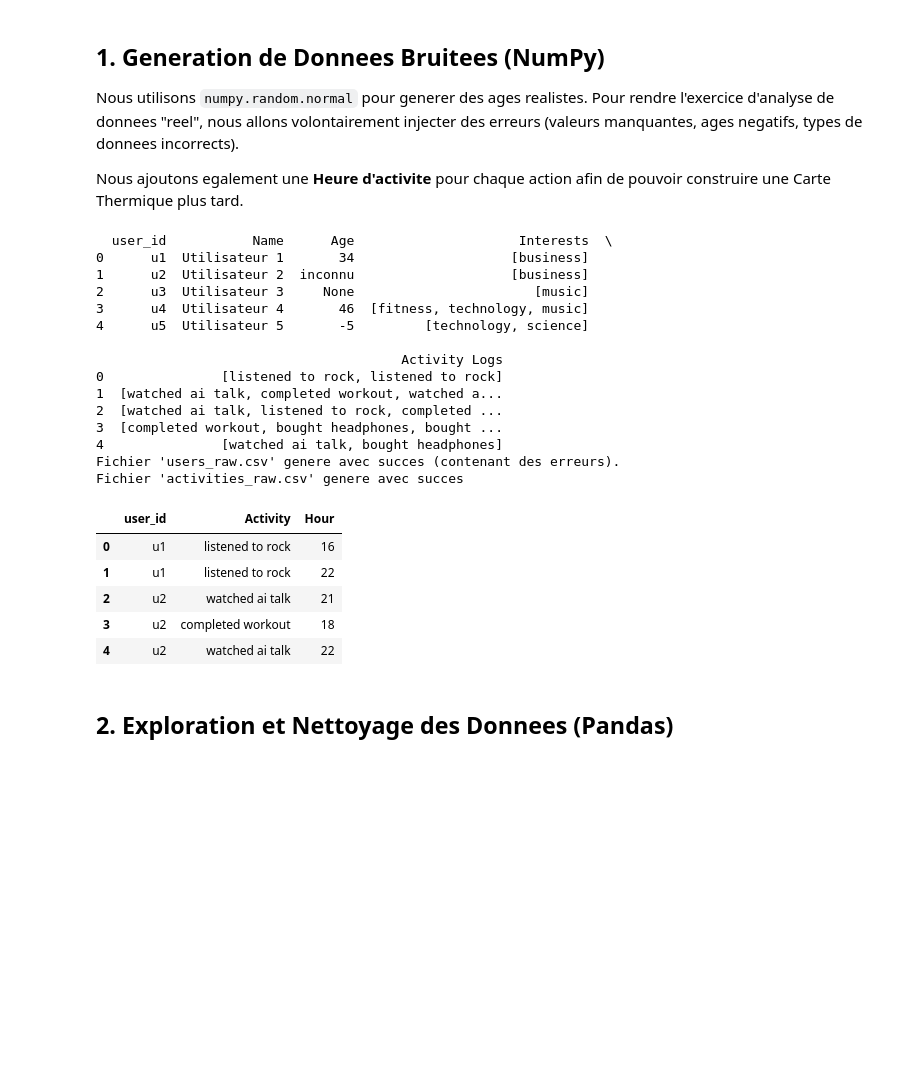
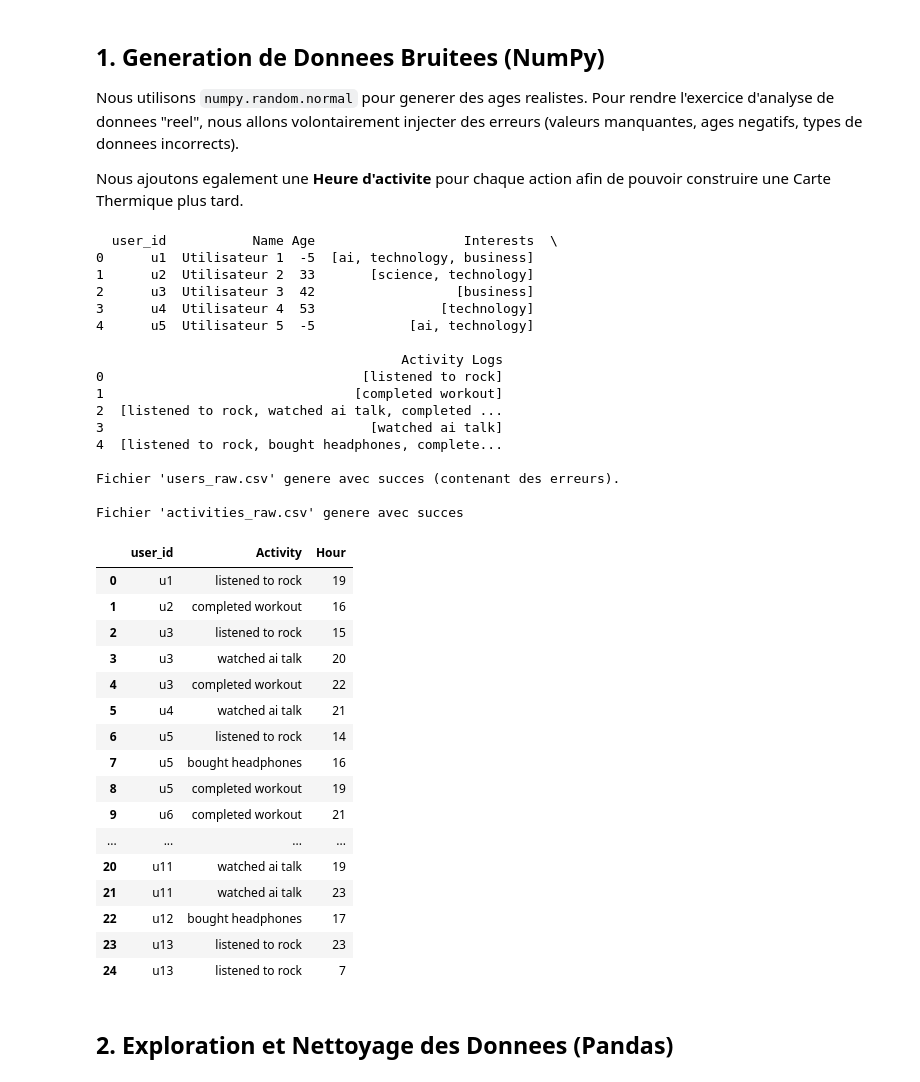
Before and after one commit to ZiaoKolo/Hackaton, a Jupyter notebook: content-recommender/notebooks/analyse_donnees.ipynb, the cells around one changed output. Saved outputs shown, nothing was run; the diff lists cells and outputs as text; code cells hidden in the pictures; blank space fills up the shorter version.

```diff
--- a/content-recommender/notebooks/analyse_donnees.ipynb
+++ b/content-recommender/notebooks/analyse_donnees.ipynb
@@ -37,8 +35,7 @@ Pour rendre l'exercice d'analyse de donnees "reel", nous allons volontairement i
 
 Nous ajoutons egalement une **Heure d'activite** pour chaque action afin de pouvoir construire une Carte Thermique plus tard.
 # %%
-random.seed(42)
-
+np.random.seed(42)
 ALL_INTERESTS = ["technology", "music", "fitness", "health", "ai", "business", "science"]
 ALL_ACTIVITIES = ["watched ai talk", "listened to rock", "bought headphones", "completed workout"]
 
@@ -74,50 +71,63 @@ for i in range(50):
 
         # On sauvegarde le detail pour la Heatmap plus tard
         journal_activites.append({"user_id": f"u{i+1}", "Activity": act, "Hour": heure})
 
     user = {
         "user_id": f"u{i+1}",
         "Name": f"Utilisateur {i+1}",
         "Age": age,
         "Interests": interets,
         "Activity Logs": activites_user
     }
     utilisateurs_bruts.append(user)
 
 # Sauvegarde du fichier "sale" dans un CSV
 df_sale = pd.DataFrame(utilisateurs_bruts)
 print(df_sale.head())
 
 df_sale.to_csv("../data/users_raw.csv", index=False)
 print("\nFichier 'users_raw.csv' genere avec succes (contenant des erreurs).")
 
 # On garde le detail des activites dans un DataFrame pour la Heatmap
 df_activites = pd.DataFrame(journal_activites)
 df_activites.to_csv("../data/activities_raw.csv", index=False)
 print("\nFichier 'activities_raw.csv' genere avec succes")
-df_activites.head()
+df_activites.head(25)
 # %% [output]
-  user_id           Name      Age                     Interests  \
-0      u1  Utilisateur 1       34                    [business]
-1      u2  Utilisateur 2  inconnu                    [business]
-2      u3  Utilisateur 3     None                       [music]
-3      u4  Utilisateur 4       46  [fitness, technology, music]
-4      u5  Utilisateur 5       -5         [technology, science]
+  user_id           Name Age                   Interests  \
+0      u1  Utilisateur 1  -5  [ai, technology, business]
+1      u2  Utilisateur 2  33       [science, technology]
+2      u3  Utilisateur 3  42                  [business]
+3      u4  Utilisateur 4  53                [technology]
+4      u5  Utilisateur 5  -5            [ai, technology]
 
                                        Activity Logs
-0               [listened to rock, listened to rock]
-1  [watched ai talk, completed workout, watched a...
-2  [watched ai talk, listened to rock, completed ...
-3  [completed workout, bought headphones, bought ...
-4               [watched ai talk, bought headphones]
+0                                 [listened to rock]
+1                                [completed workout]
+2  [listened to rock, watched ai talk, completed ...
+3                                  [watched ai talk]
+4  [listened to rock, bought headphones, complete...
+
 Fichier 'users_raw.csv' genere avec succes (contenant des erreurs).
+
 Fichier 'activities_raw.csv' genere avec succes
 |  | user_id | Activity | Hour |
-| 0 | u1 | listened to rock | 16 |
-| 1 | u1 | listened to rock | 22 |
-| 2 | u2 | watched ai talk | 21 |
-| 3 | u2 | completed workout | 18 |
-| 4 | u2 | watched ai talk | 22 |
+| 0 | u1 | listened to rock | 19 |
+| 1 | u2 | completed workout | 16 |
+| 2 | u3 | listened to rock | 15 |
+| 3 | u3 | watched ai talk | 20 |
+| 4 | u3 | completed workout | 22 |
+| 5 | u4 | watched ai talk | 21 |
+| 6 | u5 | listened to rock | 14 |
+| 7 | u5 | bought headphones | 16 |
+| 8 | u5 | completed workout | 19 |
+| 9 | u6 | completed workout | 21 |
+| ... | ... | ... | ... |
+| 20 | u11 | watched ai talk | 19 |
+| 21 | u11 | watched ai talk | 23 |
+| 22 | u12 | bought headphones | 17 |
+| 23 | u13 | listened to rock | 23 |
+| 24 | u13 | listened to rock | 7 |
 # %% [markdown]
 ## 2. Exploration et Nettoyage des Donnees (Pandas)
 # %%
```
Also changed, not shown: parts of 17 cells of this notebook, 3 other files.
